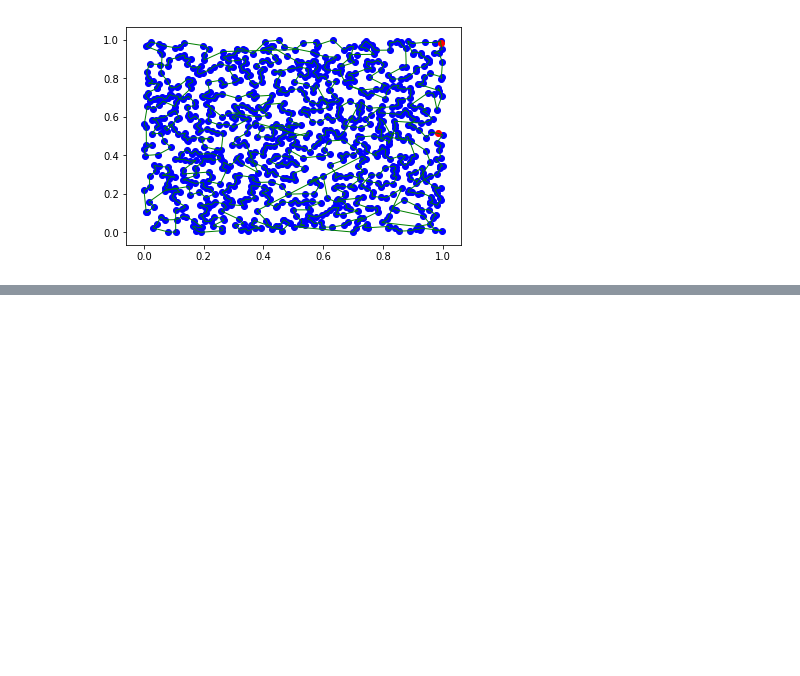
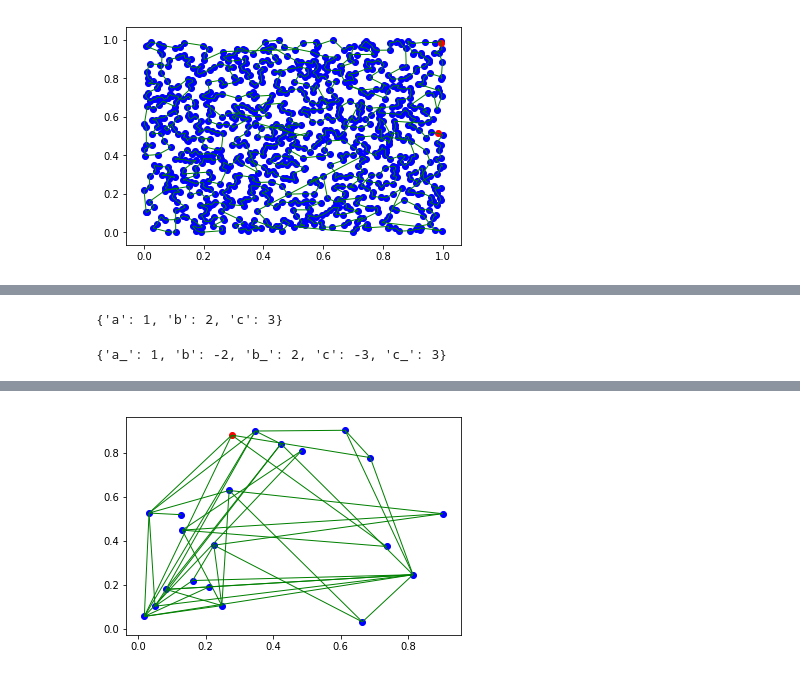
Before and after one commit to Ciro-Taranto/tsp_exercise, a Jupyter notebook: Untitled.ipynb, the cells around one changed output, grey strips where cells are left out. Drawn from its saved outputs; the diff is of its cells as text; code cells hidden in the pictures; blank space fills up the shorter version.

```diff
--- a/Untitled.ipynb
+++ b/Untitled.ipynb
@@ -93,0 +126,4 @@ True
+# %%
+a
+# %% [output]
+{'a': 1, 'b': 2, 'c': 3}
@@ -93,0 +132,9 @@ True
+# %%
+a
+# %% [output]
+{'a_': 1, 'b': -2, 'b_': 2, 'c': -3, 'c_': 3}
+# %%
+%%time
+locations, loads,edges = map_generator.random_graph_layout(20,1,0.2)
+render(Graph(locations=locations,weights=edges))
+# %% [output]
@@ -93,0 +145 @@ True
+[figure, added]
```
Also changed, not shown: parts of 23 cells of this notebook, 6 other files.
